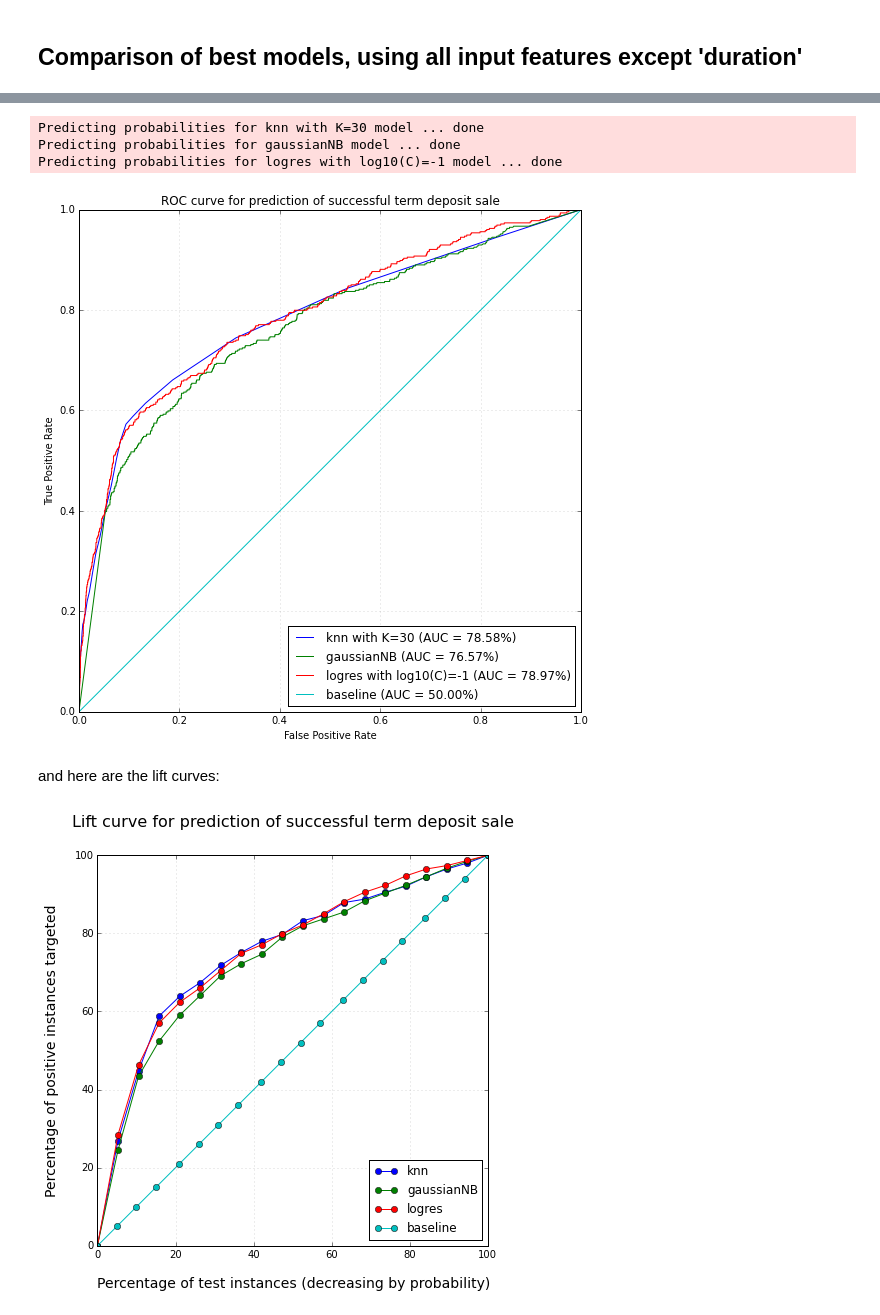
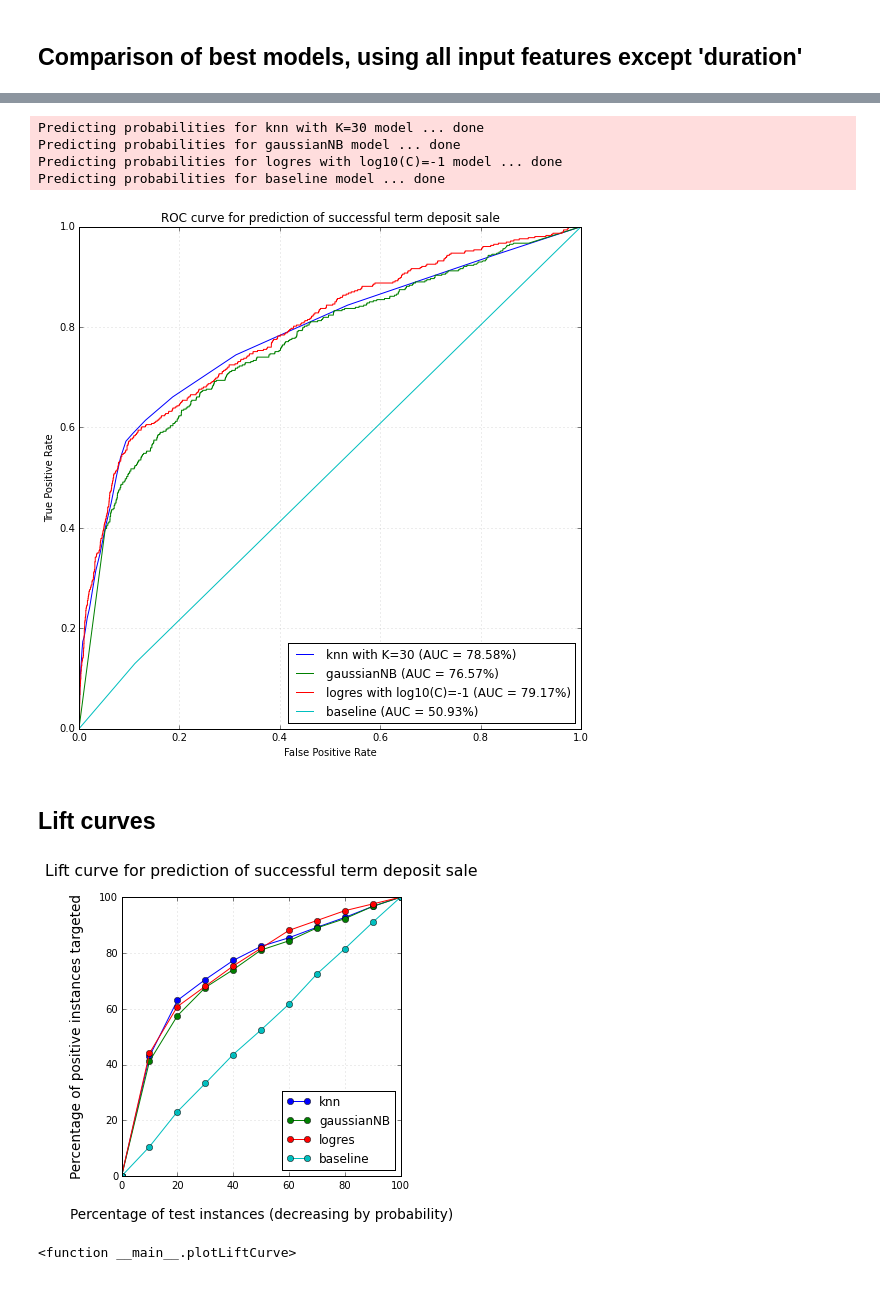
Before and after one commit to fdurant/mcnulty_banking, a Jupyter notebook: project_mcnulty_banking.ipynb, the cells around one changed output, grey strips where cells are left out. Saved outputs shown, nothing was run; the diff lists cells and outputs as text; code cells hidden in the pictures.

Commit message:
Added a profit curve; also implemented the baseline as DummyClassifier

```diff
--- a/project_mcnulty_banking.ipynb
+++ b/project_mcnulty_banking.ipynb
@@ -384,6 +384,7 @@ from sklearn.linear_model import LogisticRegression
 from sklearn.neighbors import KNeighborsClassifier
 from sklearn.ensemble import RandomForestClassifier
 from sklearn.naive_bayes import GaussianNB
+from sklearn.dummy import DummyClassifier
 
 # After-the-fact hardcoded optimizations, in case we want to skip the experimentation phase
 # (e.g. during a presentation)
@@ -399,6 +400,7 @@ models = {}
 models = {'logres with log10(C)=%d' % bestLogCValue : LogisticRegression(C=pow(10,bestLogCValue)), # Takes about 1 second elapsed time
           'knn with K=%d' % bestKValue : KNeighborsClassifier(n_neighbors=bestKValue), # Takes about 12 seconds elapsed time
           'gaussianNB': GaussianNB(),
+          'baseline' : DummyClassifier(strategy='stratified')
 #          'randomforest with nrEst=%d and maxFeat=%d' % (bestNrEst,bestMaxFeat): RandomForestClassifier(n_estimators=bestNrEst, max_features=bestMaxFeat) # Takes about 5 seconds elapsed time
           }
 
@@ -484,7 +486,6 @@ for modelName, probs in finalPredictions.iteritems():
                                      y_score=y_probs, pos_label=1)
     roc_auc = roc_auc_score(y_true=y_test, y_score=y_probs)
     plt.plot(fpr, tpr, '-', label="%s (AUC = %1.2f%%)" % (modelName, roc_auc*100))
-plt.plot(np.linspace(0, 1,len(fpr)),np.linspace(0,1,len(fpr)), '-', label="baseline (AUC = 50.00%)")
 plt.title("ROC curve for prediction of successful term deposit sale")
 plt.xlabel("False Positive Rate")
 plt.ylabel("True Positive Rate")
@@ -494,9 +495,10 @@ plt.show()
 Predicting probabilities for knn with K=30 model ... done
 Predicting probabilities for gaussianNB model ... done
 Predicting probabilities for logres with log10(C)=-1 model ... done
+Predicting probabilities for baseline model ... done
-[figure, old version]
+[figure, new version]
-# %% [markdown]
-and here are the lift curves:
+# %% [markdown]
+## Lift curves
 # %%
 import numpy as np
 import mpld3
@@ -511,23 +513,27 @@ def sortTestSetByProbability(y_test, y_probs):
 def calculateLift(sortedProbsAndTrueLabels, nrPercentiles=10, posLabel=1):
     ''' Input is a list of tuples containing (prob, true label), sorted in descending order per prob
         Output is a a list of nrPercentiles tuples containing, for each percentile:
-        (percentOfTargetPopulationInThisPercentile, percentOfPositivePopulationInThisPercentile)
+        (percentOfTargetPopulationInThisPercentile,
+         percentOfPositivePopulationInThisPercentile,
+         cumulativeLift,
+         localLift
+         )
     '''
-    numberOfTruePositiveInstances = len([x for x in sortedProbsAndTrueLabels if x[1] == posLabel])
-    percentileSplitOfPositiveInstances = [np_array.tolist() for np_array in np.array_split(np.array([x[1] for x in sortedProbsAndTrueLabels]), nrPercentiles)]
-#    print "len(percentileSplitOfPositiveInstances) = ", len(percentileSplitOfPositiveInstances)
-#    print "percentileSplitOfPositiveInstances[0:2] = ", percentileSplitOfPositiveInstances[0:2]
+    numberOfPositiveInstances = len([x for x in sortedProbsAndTrueLabels if x[1] == posLabel])
+    percentileSplitOfInstances = [np_array.tolist() for np_array in np.array_split(np.array([x[1] for x in sortedProbsAndTrueLabels]), nrPercentiles)]
+#    print "len(percentileSplitOfInstances) = ", len(percentileSplitOfInstances)
+#    print "percentileSplitOfInstances[0:2] = ", percentileSplitOfInstances[0:2]
     result = [(0.0,0.0,0.0,0.0)]
     cumulativePercentage = 0.0
     cumulativeLift = 0
     localLift = 0
-    for c in range(len(percentileSplitOfPositiveInstances)):
-        percentile = percentileSplitOfPositiveInstances[c]
-        nrTruePositivesInPercentile = len([x for x in percentile if x == posLabel])
+    for c in range(len(percentileSplitOfInstances)):
+        percentile = percentileSplitOfInstances[c]
+        nrPositivesInPercentile = len([x for x in percentile if x == posLabel])
         p = float(c+1)/float(nrPercentiles)
-        cumulativePercentage += float(nrTruePositivesInPercentile)/float(numberOfTruePositiveInstances)
+        cumulativePercentage += float(nrPositivesInPercentile)/float(numberOfPositiveInstances)
         cumulativeLift = cumulativePercentage/p
-        localLift = (float(nrTruePositivesInPercentile)/float(numberOfTruePositiveInstances))/(1.0/float(nrPercentiles))
+        localLift = (float(nrPositivesInPercentile)/float(numberOfPositiveInstances))/(1.0/float(nrPercentiles))
         result.append((p,cumulativePercentage,cumulativeLift, localLift))
     return result
 
@@ -552,36 +558,32 @@ table, th, td {
 }
 """
 
-#    numberOfPercentiles=20
     liftCurveFigure, ax = plt.subplots(figsize=(figSize,figSize))
     ax.grid(True, alpha=0.3)
     ax.set_autoscaley_on(False)
     ax.set_ylim([0,100])
     for modelName, probs in finalPredictions.iteritems():
         modelNameShort = re.split("\s+", modelName)[0]
         y_probs = [x[1] for x in finalPredictions[modelName]['test']]
         sortedProbsAndTrueLabels = sortTestSetByProbability(y_test,y_probs)
         lifts = calculateLift(sortedProbsAndTrueLabels, nrPercentiles=numberOfPercentiles, posLabel=1)
 #        print modelName, lifts
         xPerc = [x[0]*100 for x in lifts]
         yPerc = [x[1]*100 for x in lifts]
         points = ax.plot(xPerc, yPerc, 'o-', label="%s" % modelNameShort)
         labels = ["<table><th colspan='2'>%s</th><tr><td>the first</td><td>%2.1f%%</td></tr><tr><td>yields</td><td>%2.1f%%</td></tr><tr><td>cum. lift</td><td>%1.1f</td></tr><tr><td>local lift</td><td>%1.1f</td></tr></table>" % (modelNameShort, xPerc[i],yPerc[i], lifts[i][2], lifts[i][3]) for i in range(len(yPerc))]
         mpld3.plugins.connect(liftCurveFigure, mpld3.plugins.PointHTMLTooltip(points[0],labels=labels, css=css))
-    baselineValues = [100*x/numberOfPercentiles for x in range(numberOfPercentiles+1)]
-    points = ax.plot(baselineValues, baselineValues, 'o-', label="baseline")
-    labels = ["<table><th colspan='2'>%s</th><tr><td>the first</td><td>%2.1f%%</td></tr><tr><td>yields</td><td>%2.1f%%</td></tr><tr><td>cum. lift</td><td>%1.1f</td></td></tr><tr><td>local lift</td><td>%1.1f</td></tr></table>"  % ("baseline",v,v,1,1) for v in baselineValues]
-    mpld3.plugins.connect(liftCurveFigure, mpld3.plugins.PointHTMLTooltip(points[0],labels=labels, css=css))
     ax.set_title("Lift curve for prediction of successful term deposit sale", y=1.06, fontsize=14 + log(figSize))
     ax.set_xlabel("Percentage of test instances (decreasing by probability)", labelpad=15 + log(figSize), fontsize=12 + log(figSize))
     ax.set_ylabel("Percentage of positive instances targeted", labelpad=15 + log(figSize), fontsize=12 + log(figSize))
     plt.legend(loc=4)
     plt.show()
     return liftCurveFigure
 
 from IPython.html.widgets import interact, fixed
 
 mpld3.save_html(plotLiftCurve(numberOfPercentiles=10, figSize=9), "plotLiftCurveBanking.html", figid="Lift_Curve_Banking")
 interact(plotLiftCurve, numberOfPercentiles=(5, 20), figSize=(5,10))
 # %% [output]
-[figure, old version]
+[figure, new version]
+<function __main__.plotLiftCurve>
```
Also changed, not shown: parts of 6 cells of this notebook.
